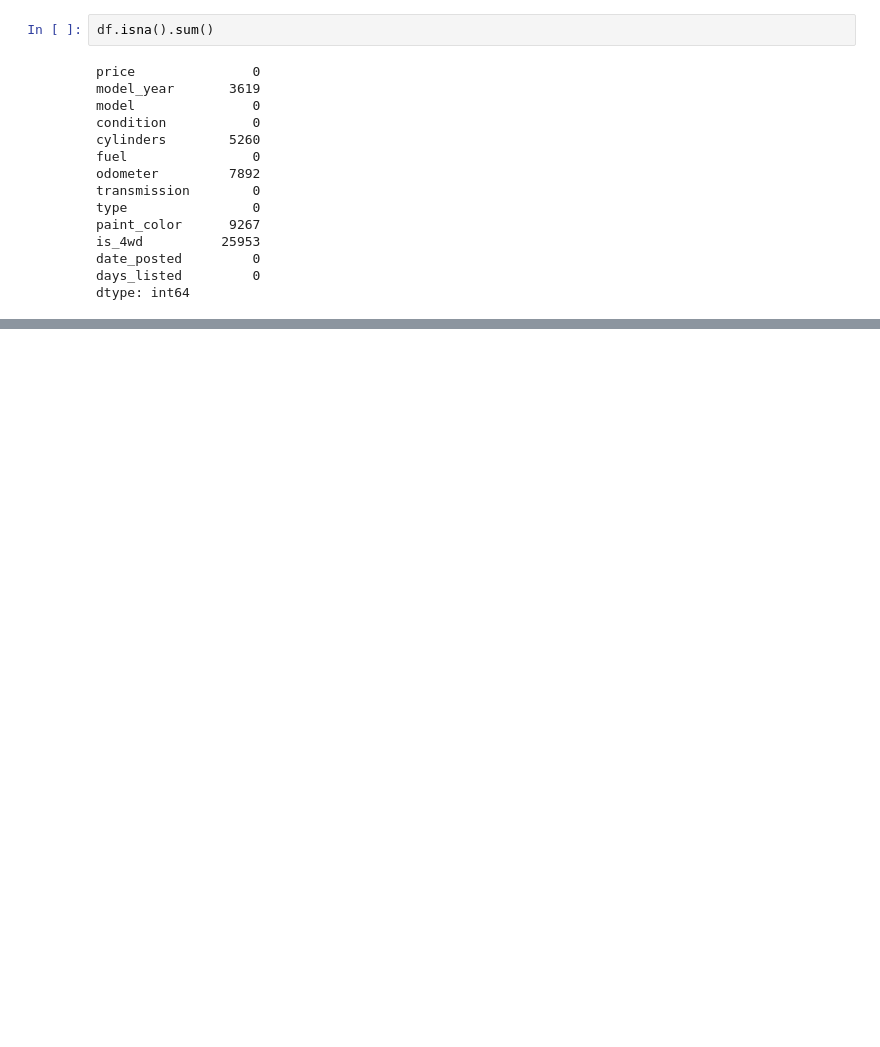
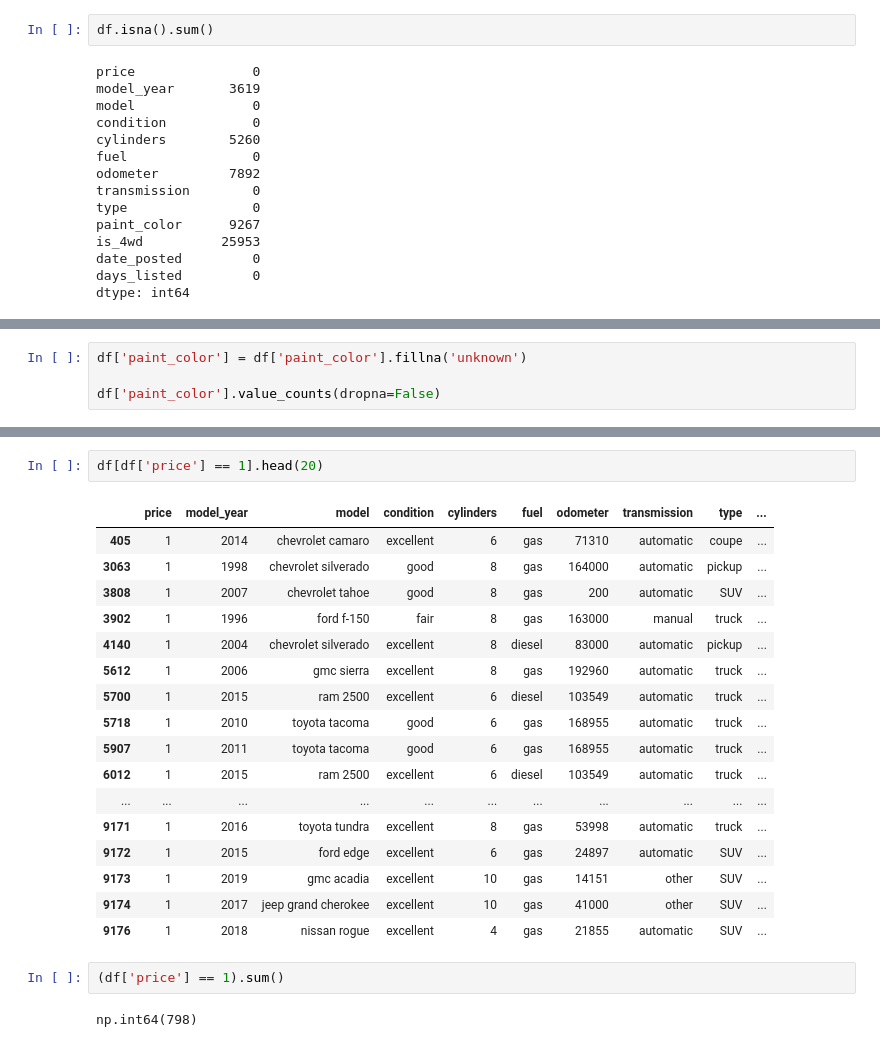
Before and after one commit to ElamDay/PROYECTO-7---VEHICLES, a Jupyter notebook: notebooks/EDA.ipynb, the cells around one changed output, grey strips where cells are left out. Cells and saved outputs as stored; diff of their text form; blank space fills up the shorter version.

```diff
--- a/notebooks/EDA.ipynb
+++ b/notebooks/EDA.ipynb
@@ -62,0 +318,4 @@ dtype: int64
+# %%
+df['paint_color'] = df['paint_color'].fillna('unknown')
+
+df['paint_color'].value_counts(dropna=False)
@@ -62,0 +474,24 @@ dtype: int64
+# %%
+df[df['price'] == 1].head(20)
+# %% [output]
+|  | price | model_year | model | condition | cylinders | fuel | odometer | transmission | type | ... |
+| 405 | 1 | 2014 | chevrolet camaro | excellent | 6 | gas | 71310 | automatic | coupe | ... |
+| 3063 | 1 | 1998 | chevrolet silverado | good | 8 | gas | 164000 | automatic | pickup | ... |
+| 3808 | 1 | 2007 | chevrolet tahoe | good | 8 | gas | 200 | automatic | SUV | ... |
+| 3902 | 1 | 1996 | ford f-150 | fair | 8 | gas | 163000 | manual | truck | ... |
+| 4140 | 1 | 2004 | chevrolet silverado | excellent | 8 | diesel | 83000 | automatic | pickup | ... |
+| 5612 | 1 | 2006 | gmc sierra | excellent | 8 | gas | 192960 | automatic | truck | ... |
+| 5700 | 1 | 2015 | ram 2500 | excellent | 6 | diesel | 103549 | automatic | truck | ... |
+| 5718 | 1 | 2010 | toyota tacoma | good | 6 | gas | 168955 | automatic | truck | ... |
+| 5907 | 1 | 2011 | toyota tacoma | good | 6 | gas | 168955 | automatic | truck | ... |
+| 6012 | 1 | 2015 | ram 2500 | excellent | 6 | diesel | 103549 | automatic | truck | ... |
+| ... | ... | ... | ... | ... | ... | ... | ... | ... | ... | ... |
+| 9171 | 1 | 2016 | toyota tundra | excellent | 8 | gas | 53998 | automatic | truck | ... |
+| 9172 | 1 | 2015 | ford edge | excellent | 6 | gas | 24897 | automatic | SUV | ... |
+| 9173 | 1 | 2019 | gmc acadia | excellent | 10 | gas | 14151 | other | SUV | ... |
+| 9174 | 1 | 2017 | jeep grand cherokee | excellent | 10 | gas | 41000 | other | SUV | ... |
+| 9176 | 1 | 2018 | nissan rogue | excellent | 4 | gas | 21855 | automatic | SUV | ... |
+# %%
+(df['price'] == 1).sum()
+# %% [output]
+np.int64(798)
```
Also changed, not shown: parts of 53 cells of this notebook.
